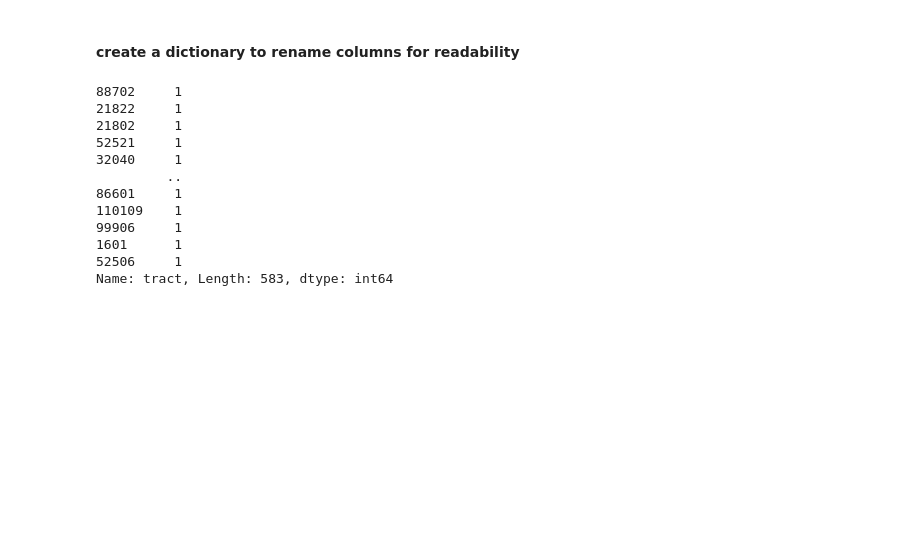
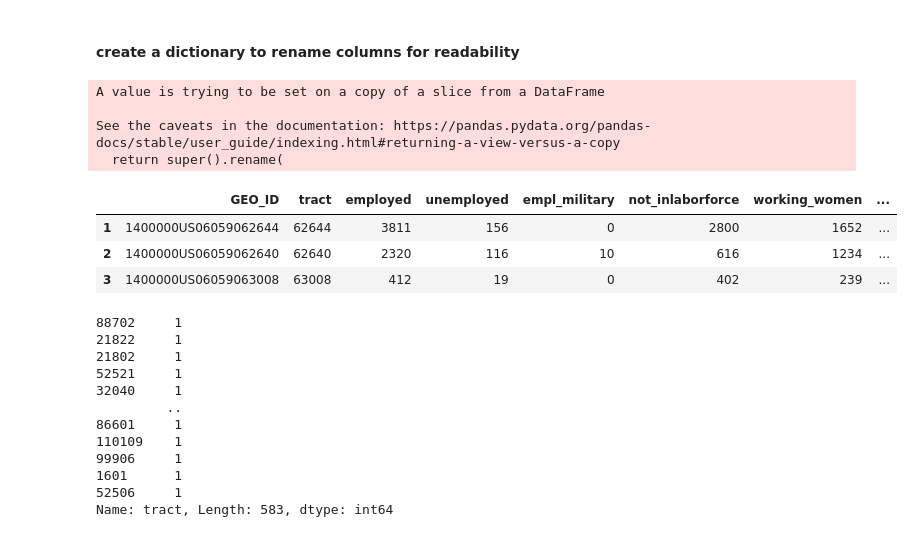
Before and after one commit to git-nmf/Orange_County_Voting_Trends, a Jupyter notebook: 26_extended_census data.ipynb, the cells around one changed output. Drawn from its saved outputs; the diff is of its cells as text; code cells hidden in the pictures; blank space fills up the shorter version.

```diff
--- a/26_extended_census data.ipynb
+++ b/26_extended_census data.ipynb
@@ -148,10 +148,10 @@ memory usage: 95.6+ KB
 # %% [markdown]
 #### create a dictionary to rename columns for readability
 # %%
-col_names = {'Estimate EMPLOYMENT STATUS Population 16 years and over In labor force Civilian labor force Employed': 'pop_employed',
-             'Estimate EMPLOYMENT STATUS Population 16 years and over In labor force Civilian labor force Unemployed':'pop_unemployed',
-             'Estimate EMPLOYMENT STATUS Population 16 years and over In labor force Armed Forces':'pop_empl_military',
-             'Estimate EMPLOYMENT STATUS Population 16 years and over Not in labor force': 'pop_not_laborforce',
+col_names = {'Estimate EMPLOYMENT STATUS Population 16 years and over In labor force Civilian labor force Employed': 'employed',
+             'Estimate EMPLOYMENT STATUS Population 16 years and over In labor force Civilian labor force Unemployed':'unemployed',
+             'Estimate EMPLOYMENT STATUS Population 16 years and over In labor force Armed Forces':'empl_military',
+             'Estimate EMPLOYMENT STATUS Population 16 years and over Not in labor force': 'not_inlaborforce',
              'Estimate EMPLOYMENT STATUS Females 16 years and over In labor force Civilian labor force Employed': 'working_women',
              'Estimate EMPLOYMENT STATUS Own children of the householder under 6 years All parents in family in labor force': 'parents_work_under6',
              'Estimate EMPLOYMENT STATUS Own children of the householder 6 to 17 years All parents in family in labor force': 'parents_work_0617',
@@ -160,10 +160,27 @@ col_names = {'Estimate EMPLOYMENT STATUS Population 16 years and over In labor f
              'Estimate OCCUPATION Civilian employed population 16 years and over Sales and office occupations': 'occ_sales_gen_office',
              'Estimate OCCUPATION Civilian employed population 16 years and over Natural resources, construction, and maintenance occupations': 'occ_constr_maintc',
              'Estimate OCCUPATION Civilian employed population 16 years and over Production, transportation, and material moving occupations': 'occ_manuf_transpo',
-             'Estimate INCOME AND BENEFITS (IN 2018 INFLATION-ADJUSTED DOLLARS) Total households Median household income (dollars)': 'hh_med_inc',
+             'Estimate INCOME AND BENEFITS (IN 2018 INFLATION-ADJUSTED DOLLARS) Total households Median household income (dollars)': 'hh_med_income',
              'Estimate HEALTH INSURANCE COVERAGE Civilian noninstitutionalized population With health insurance coverage With private health insurance': 'hlthins_priv',
              'Estimate HEALTH INSURANCE COVERAGE Civilian noninstitutionalized population With health insurance coverage With public coverage': 'hlthins_public',
              'Estimate HEALTH INSURANCE COVERAGE Civilian noninstitutionalized population No health insurance coverage': 'hlthins_none'}
+# %%
+# df.rename(columns={"A": "a", "B": "c"})
+dp03_18sub.rename(columns=col_names, inplace=True)
+
+#will generate a warning (not an error) about "set on a copy of a slice from a DataFrame".  we will continue.
+# %% [output]
+A value is trying to be set on a copy of a slice from a DataFrame
+
+See the caveats in the documentation: https://pandas.pydata.org/pandas-docs/stable/user_guide/indexing.html#returning-a-view-versus-a-copy
+  return super().rename(
+# %%
+dp03_18sub.head(3)
+# %% [output]
+|  | GEO_ID | tract | employed | unemployed | empl_military | not_inlaborforce | working_women | ... |
+| 1 | 1400000US06059062644 | 62644 | 3811 | 156 | 0 | 2800 | 1652 | ... |
+| 2 | 1400000US06059062640 | 62640 | 2320 | 116 | 10 | 616 | 1234 | ... |
+| 3 | 1400000US06059063008 | 63008 | 412 | 19 | 0 | 402 | 239 | ... |
 # %%
 pd.set_option('display.max_rows', 10)
 dp03_18sub['tract'].value_counts()
```
Also changed, not shown: parts of 70 cells of this notebook, 3 other files.
